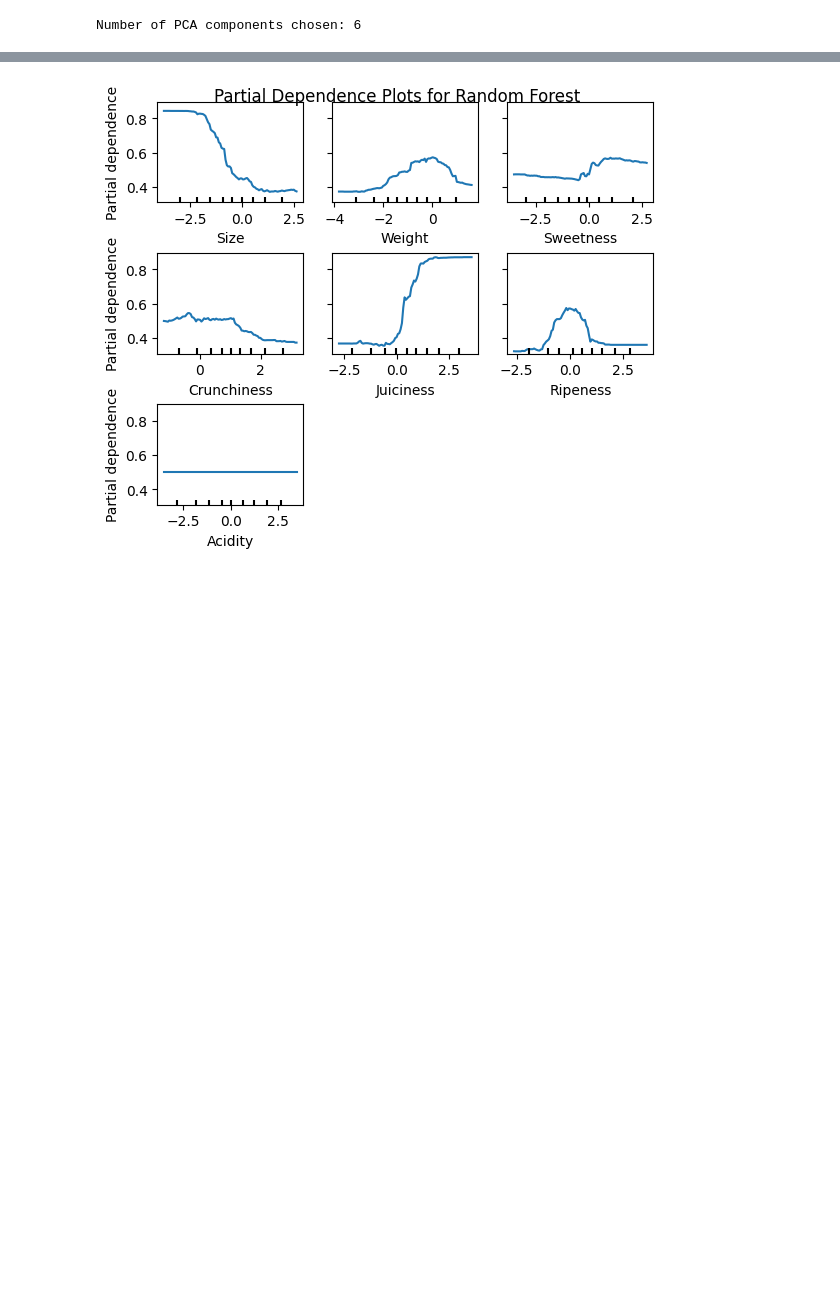
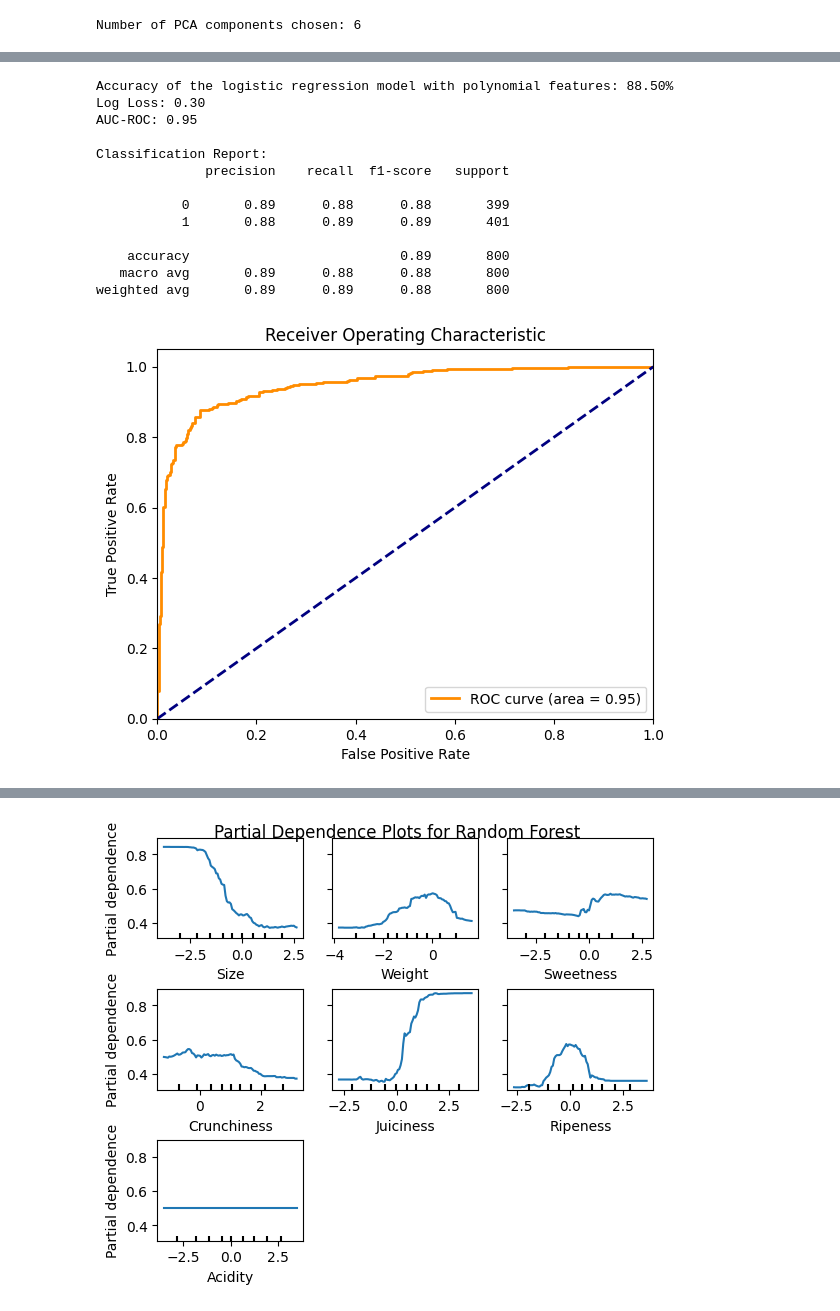
Before and after one commit to ylin626/ECE9039_Final_Project, a Jupyter notebook: 9039.ipynb, the cells around one changed output, grey strips where cells are left out. Drawn from its saved outputs; the diff is of its cells as text; code cells hidden in the pictures; blank space fills up the shorter version.

Commit message:
Merge in more models and analysis

```diff
--- a/9039.ipynb
+++ b/9039.ipynb
@@ -225,3 +590,72 @@ Log Loss: 0.33608618835571474
+# %%
+# Polynomial features
+from sklearn.preprocessing import PolynomialFeatures
+from sklearn.linear_model import LogisticRegression
+from sklearn.pipeline import make_pipeline
+from sklearn.preprocessing import StandardScaler
+from sklearn.metrics import classification_report, accuracy_score, log_loss
+from sklearn.metrics import roc_curve, auc
+import matplotlib.pyplot as plt
+
+poly = PolynomialFeatures(degree=2, include_bias=False)
+
+# Create a pipeline that first adds polynomial features, then scales them, and finally fits a logistic regression model
+pipeline = make_pipeline(poly, StandardScaler(), LogisticRegression())
+
+# Fit the model on the training data
+pipeline.fit(X_train, y_train)
+
+# Make predictions on the test data
+y_pred = pipeline.predict(X_test)
+
+# Calculate accuracy
+accuracy = accuracy_score(y_test, y_pred)
+
+# Calculate log loss
+y_pred_proba = pipeline.predict_proba(X_test)
+logloss = log_loss(y_test, y_pred_proba)
+
+# Print classification report
+class_report = classification_report(y_test, y_pred)
+
+# Calculate AUC-ROC
+y_pred_proba_positive = y_pred_proba[:, 1]
+fpr, tpr, _ = roc_curve(y_test, y_pred_proba_positive)
+roc_auc = auc(fpr, tpr)
+
+# Print the results
+print(f"Accuracy of the logistic regression model with polynomial features: {accuracy * 100:.2f}%")
+print(f"Log Loss: {logloss:.2f}")
+print(f"AUC-ROC: {roc_auc:.2f}")
+print("\nClassification Report:")
+print(class_report)
+
+# Plotting ROC Curve
+plt.figure()
+plt.plot(fpr, tpr, color='darkorange', lw=2, label='ROC curve (area = %0.2f)' % roc_auc)
+plt.plot([0, 1], [0, 1], color='navy', lw=2, linestyle='--')
+plt.xlim([0.0, 1.0])
+plt.ylim([0.0, 1.05])
+plt.xlabel('False Positive Rate')
+plt.ylabel('True Positive Rate')
+plt.title('Receiver Operating Characteristic')
+plt.legend(loc="lower right")
+plt.show()
+# %% [output]
+Accuracy of the logistic regression model with polynomial features: 88.50%
+Log Loss: 0.30
+AUC-ROC: 0.95
+
+Classification Report:
+              precision    recall  f1-score   support
+
+           0       0.89      0.88      0.88       399
+           1       0.88      0.89      0.89       401
+
+    accuracy                           0.89       800
+   macro avg       0.89      0.88      0.88       800
+weighted avg       0.89      0.89      0.88       800
+[figure, added]
 # %% [markdown]
 ## Model Evaluation Summary
 
```
Also changed, not shown: parts of 10 cells of this notebook.
